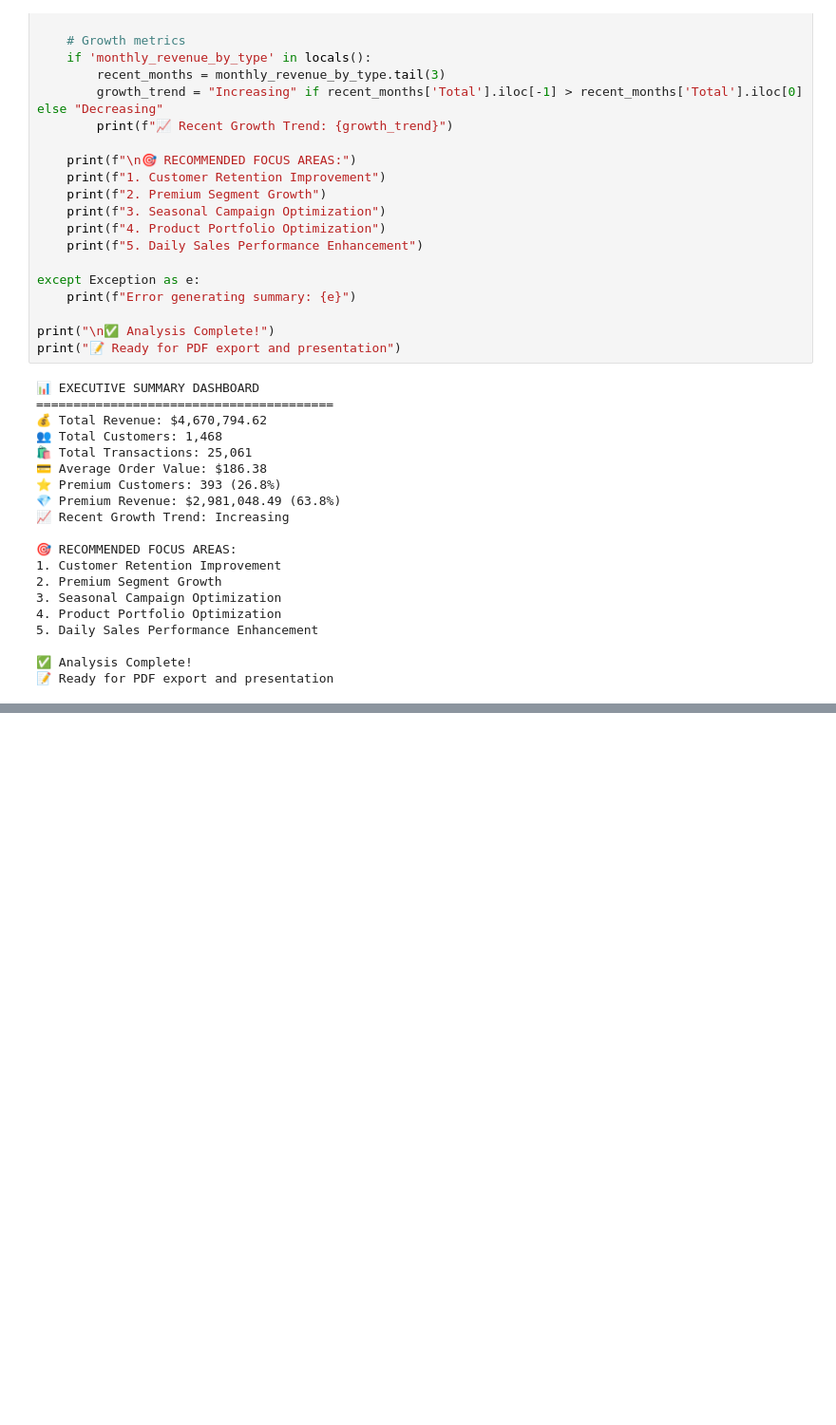
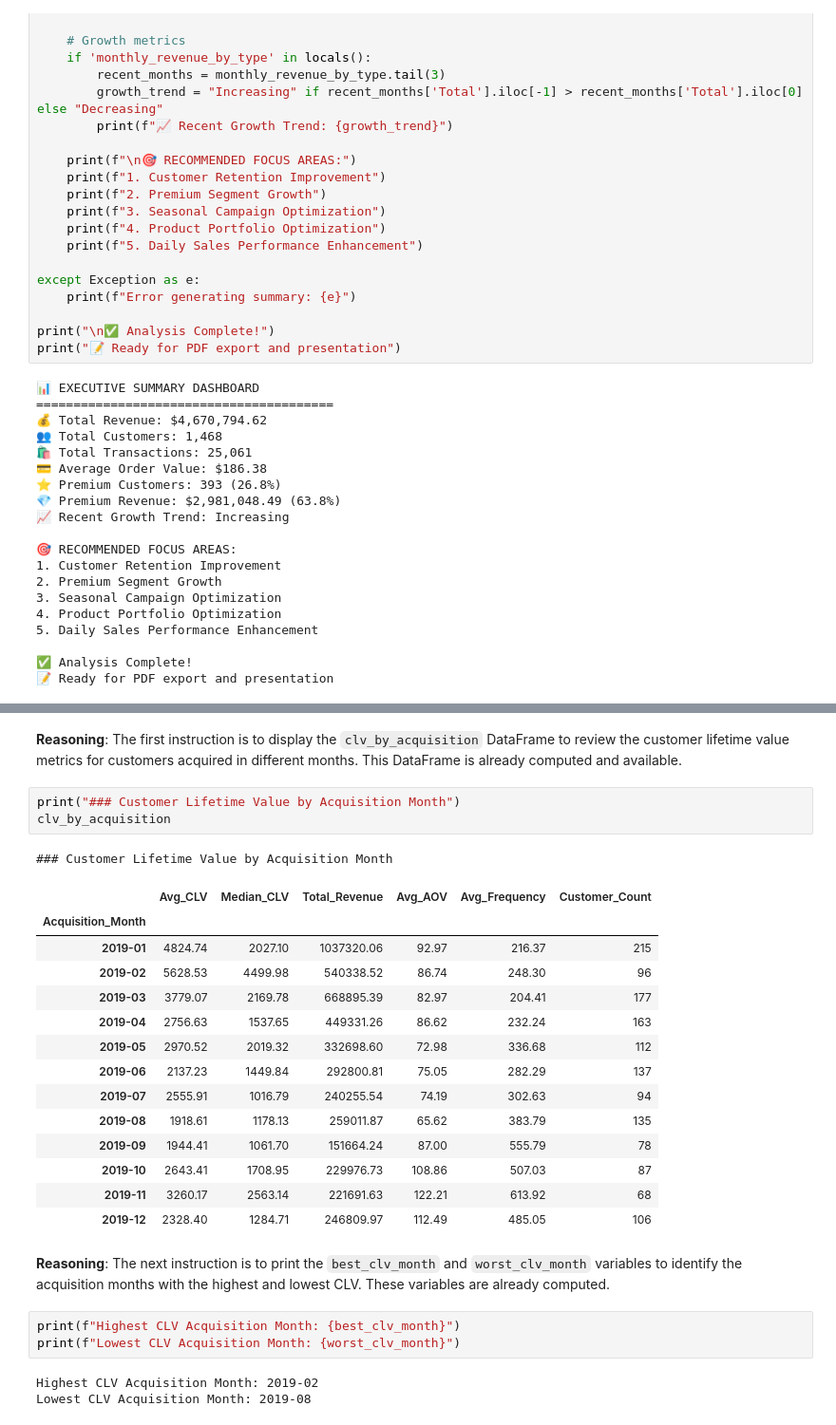
Before and after one commit to Shivappa/AIML, a Jupyter notebook: AI-Business-Case-Study-1/Ecommerce_Marketing_Sales_Analysis.ipynb, the cells around one changed output, grey strips where cells are left out. Shown at 95% size. Cells and saved outputs as stored; diff of their text form; blank space fills up the shorter version.

```diff
--- a/AI-Business-Case-Study-1/Ecommerce_Marketing_Sales_Analysis.ipynb
+++ b/AI-Business-Case-Study-1/Ecommerce_Marketing_Sales_Analysis.ipynb
@@ -1114,0 +1812,31 @@ print("📝 Ready for PDF export and presentation")
+# %% [markdown]
+**Reasoning**:
+The first instruction is to display the `clv_by_acquisition` DataFrame to review the customer lifetime value metrics for customers acquired in different months. This DataFrame is already computed and available.
+# %%
+print("### Customer Lifetime Value by Acquisition Month")
+clv_by_acquisition
+# %% [output]
+### Customer Lifetime Value by Acquisition Month
+|  | Avg_CLV | Median_CLV | Total_Revenue | Avg_AOV | Avg_Frequency | Customer_Count |
+| Acquisition_Month |  |  |  |  |  |  |
+| 2019-01 | 4824.74 | 2027.10 | 1037320.06 | 92.97 | 216.37 | 215 |
+| 2019-02 | 5628.53 | 4499.98 | 540338.52 | 86.74 | 248.30 | 96 |
+| 2019-03 | 3779.07 | 2169.78 | 668895.39 | 82.97 | 204.41 | 177 |
+| 2019-04 | 2756.63 | 1537.65 | 449331.26 | 86.62 | 232.24 | 163 |
+| 2019-05 | 2970.52 | 2019.32 | 332698.60 | 72.98 | 336.68 | 112 |
+| 2019-06 | 2137.23 | 1449.84 | 292800.81 | 75.05 | 282.29 | 137 |
+| 2019-07 | 2555.91 | 1016.79 | 240255.54 | 74.19 | 302.63 | 94 |
+| 2019-08 | 1918.61 | 1178.13 | 259011.87 | 65.62 | 383.79 | 135 |
+| 2019-09 | 1944.41 | 1061.70 | 151664.24 | 87.00 | 555.79 | 78 |
+| 2019-10 | 2643.41 | 1708.95 | 229976.73 | 108.86 | 507.03 | 87 |
+| 2019-11 | 3260.17 | 2563.14 | 221691.63 | 122.21 | 613.92 | 68 |
+| 2019-12 | 2328.40 | 1284.71 | 246809.97 | 112.49 | 485.05 | 106 |
+# %% [markdown]
+**Reasoning**:
+The next instruction is to print the `best_clv_month` and `worst_clv_month` variables to identify the acquisition months with the highest and lowest CLV. These variables are already computed.
+# %%
+print(f"Highest CLV Acquisition Month: {best_clv_month}")
+print(f"Lowest CLV Acquisition Month: {worst_clv_month}")
+# %% [output]
+Highest CLV Acquisition Month: 2019-02
+Lowest CLV Acquisition Month: 2019-08
```
Also changed, not shown: parts of 60 cells of this notebook.
